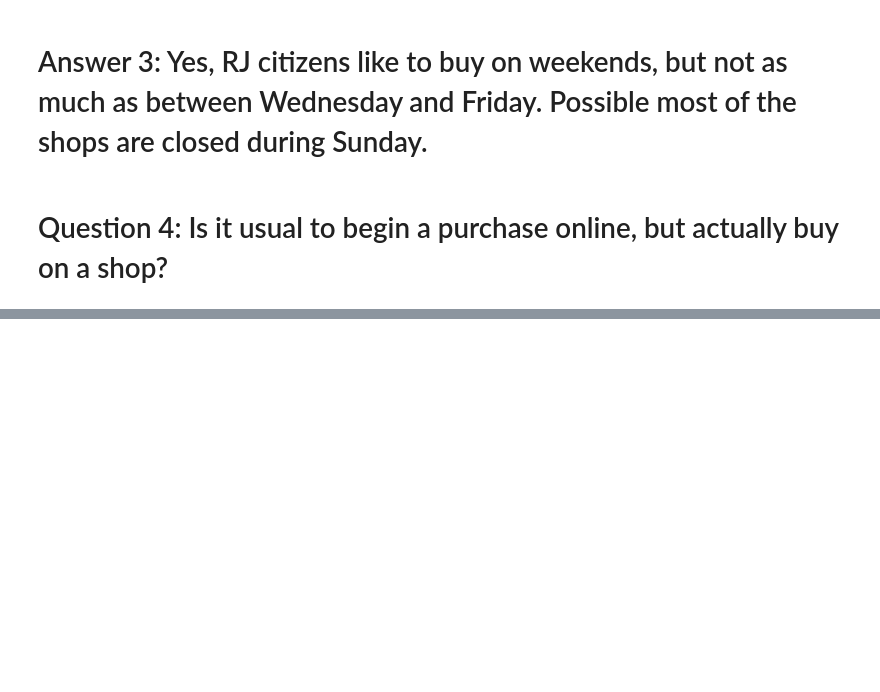
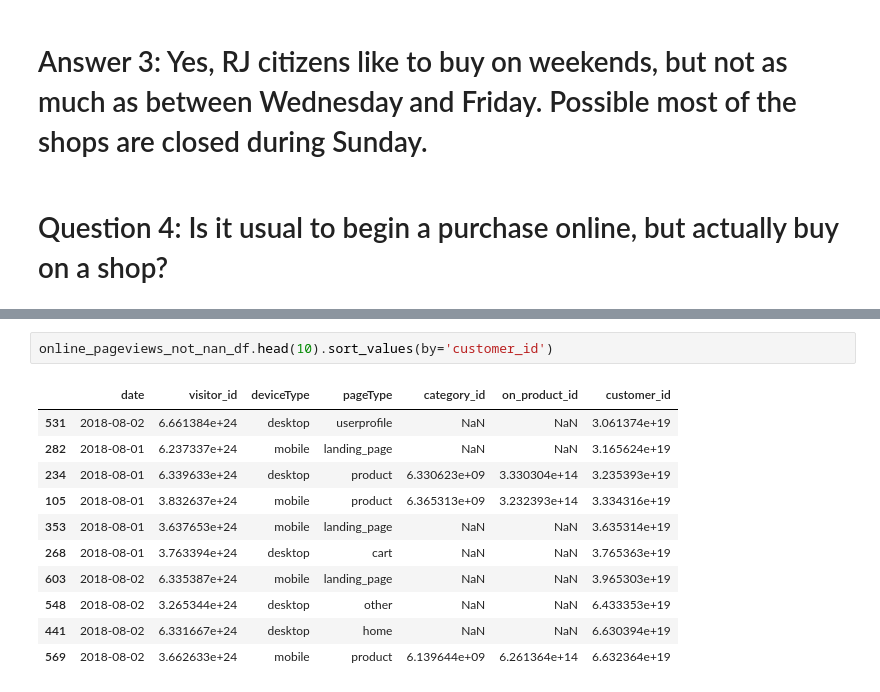
Before and after one commit to felipedelduqui/admission_test_2021, a Jupyter notebook: main.ipynb, the cells around one changed output, grey strips where cells are left out. Cells and saved outputs as stored; diff of their text form; blank space fills up the shorter version.

```diff
--- a/main.ipynb
+++ b/main.ipynb
@@ -252,0 +274,14 @@ sns.set()
+# %%
+online_pageviews_not_nan_df.head(10).sort_values(by='customer_id')
+# %% [output]
+|  | date | visitor_id | deviceType | pageType | category_id | on_product_id | customer_id |
+| 531 | 2018-08-02 | 6.661384e+24 | desktop | userprofile | NaN | NaN | 3.061374e+19 |
+| 282 | 2018-08-01 | 6.237337e+24 | mobile | landing_page | NaN | NaN | 3.165624e+19 |
+| 234 | 2018-08-01 | 6.339633e+24 | desktop | product | 6.330623e+09 | 3.330304e+14 | 3.235393e+19 |
+| 105 | 2018-08-01 | 3.832637e+24 | mobile | product | 6.365313e+09 | 3.232393e+14 | 3.334316e+19 |
+| 353 | 2018-08-01 | 3.637653e+24 | mobile | landing_page | NaN | NaN | 3.635314e+19 |
+| 268 | 2018-08-01 | 3.763394e+24 | desktop | cart | NaN | NaN | 3.765363e+19 |
+| 603 | 2018-08-02 | 6.335387e+24 | mobile | landing_page | NaN | NaN | 3.965303e+19 |
+| 548 | 2018-08-02 | 3.265344e+24 | desktop | other | NaN | NaN | 6.433353e+19 |
+| 441 | 2018-08-02 | 6.331667e+24 | desktop | home | NaN | NaN | 6.630394e+19 |
+| 569 | 2018-08-02 | 3.662633e+24 | mobile | product | 6.139644e+09 | 6.261364e+14 | 6.632364e+19 |
```
Also changed, not shown: parts of 9 cells of this notebook, 2 other files.
